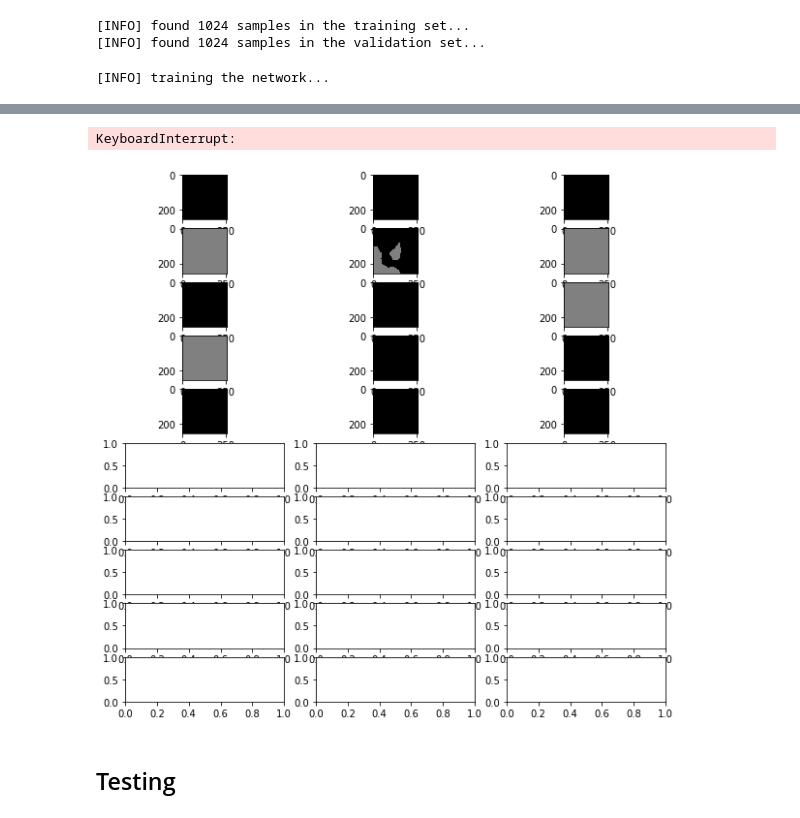
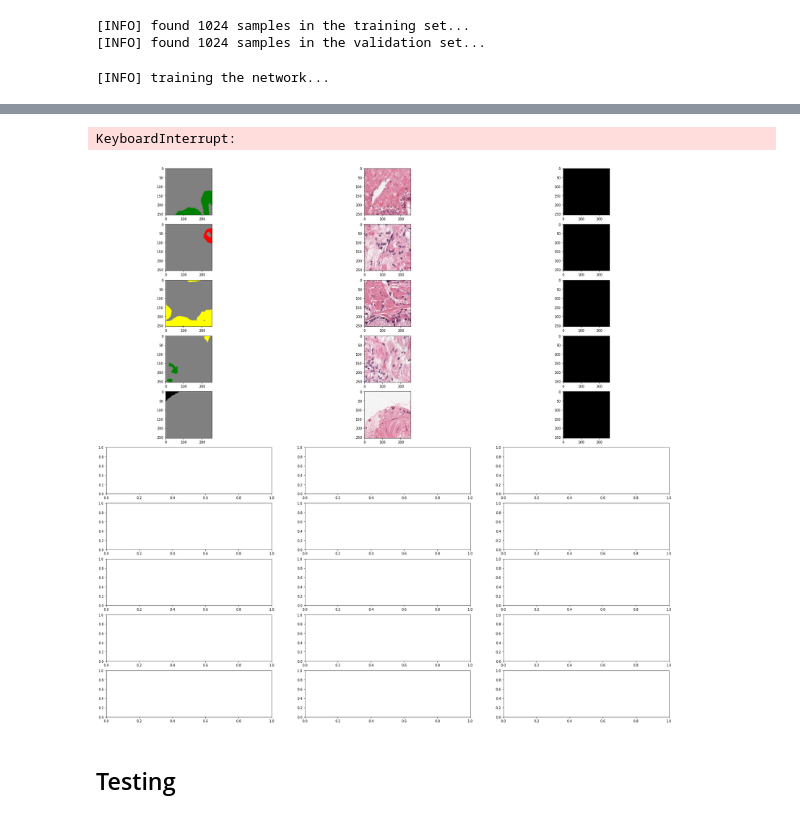
Before and after one commit to AntonDanylenko/auto_gleason, a Jupyter notebook: main.ipynb, the cells around one changed output, grey strips where cells are left out. Cells and saved outputs as stored; diff of their text form; code cells hidden in the pictures.

```diff
--- a/main.ipynb
+++ b/main.ipynb
@@ -414,7 +418,8 @@ valLoader = DataLoader(valDS, shuffle=False,
 # initialize our UNet model
 unet = UNet().to(DEVICE)
 # initialize loss function and optimizer
-lossFunc = FocalLoss() #dice loss, focal loss
+# lossFunc = FocalLoss() #dice loss, focal loss
+lossFunc = BCEWithLogitsLoss()
 opt = Adam(unet.parameters(), lr=INIT_LR)
 # calculate steps per epoch for training and validation set
 trainSteps = len(trainDS) // BATCH_SIZE
@@ -424,5 +446,5 @@ H = {"train_loss": [], "val_loss": []}
 # %%
-masks_figure, masks_ax = plt.subplots(nrows=NUM_EPOCHS, ncols=3, figsize=(10, 10))
+all_figure, all_ax = plt.subplots(nrows=NUM_EPOCHS, ncols=3, figsize=(30, 30))
 cmap = matplotlib.colors.ListedColormap(['black', 'gray', 'green', 'yellow', 'orange', 'red'])
 
 # loop over epochs
@@ -437,15 +459,16 @@ for e in tqdm(range(NUM_EPOCHS)):
 
 	# loop over the training set
 	for (i, (x, y)) in enumerate(trainLoader):
-		if i<3:
-			masks_ax[e,i].imshow(y[0], cmap=cmap, interpolation='nearest', vmin=0, vmax=5)
+		if i<1:
+			all_ax[e,1].imshow(y[0], cmap=cmap, interpolation='nearest', vmin=0, vmax=5)
+			all_ax[e,0].imshow(torch.as_tensor(x[0]).permute(1, 2, 0), cmap=cmap, interpolation='nearest', vmin=0, vmax=5)
 		# send the input to the device
 		(x, y) = (x.to(DEVICE), y.to(DEVICE))
 		# perform a forward pass and calculate the training loss
-		# print(x.shape)
-		# print(y.shape)
-		pred = unet(x)
-		y = y[:,:1]
+		pred = unet(x)[:,0]
+		y = y.type(dtype=torch.float32)
+		# y = y[0]
+		# print(pred.shape)
 		# print(y.shape)
 		loss = lossFunc(pred, y)
 		# first, zero out any previously accumulated gradients, then
@@ -453,6 +476,8 @@ for e in tqdm(range(NUM_EPOCHS)):
 		opt.zero_grad()
 		loss.backward()
 		opt.step()
+		if i<1:
+			all_ax[e,2].imshow(pred[0].cpu().detach().numpy(), cmap=cmap, interpolation='nearest', vmin=0, vmax=5)
 		# add the loss to the total training loss so far
 		totalTrainLoss += loss
 
@@ -465,8 +490,9 @@ for e in tqdm(range(NUM_EPOCHS)):
 			# send the input to the device
 			(x, y) = (x.to(DEVICE), y.to(DEVICE))
 			# make the predictions and calculate the validation loss
-			pred = unet(x)
-			y = y[:,:1]
+			pred = unet(x)[:,0]
+			y = y.type(dtype=torch.float32)
+			# y = y[0]
 			totalValLoss += lossFunc(pred, y)
 
 	# calculate the average training and validation loss
@@ -485,7 +511,7 @@ endTime = time.time()
 print("[INFO] total time taken to train the model: {:.2f}s".format(
 	endTime - startTime))
 
-masks_figure.tight_layout()
+all_figure.tight_layout()
 plt.show()
 # %% [output]
 [INFO] training the network...
@@ -500,5 +526,5 @@ Train loss: nan, Val loss: nan
 KeyboardInterrupt:
-[figure, old version]
+[figure, new version]
 # %%
 # plot the training loss
 plt.style.use("ggplot")
```
Also changed, not shown: parts of 13 cells of this notebook, 1 other file.
